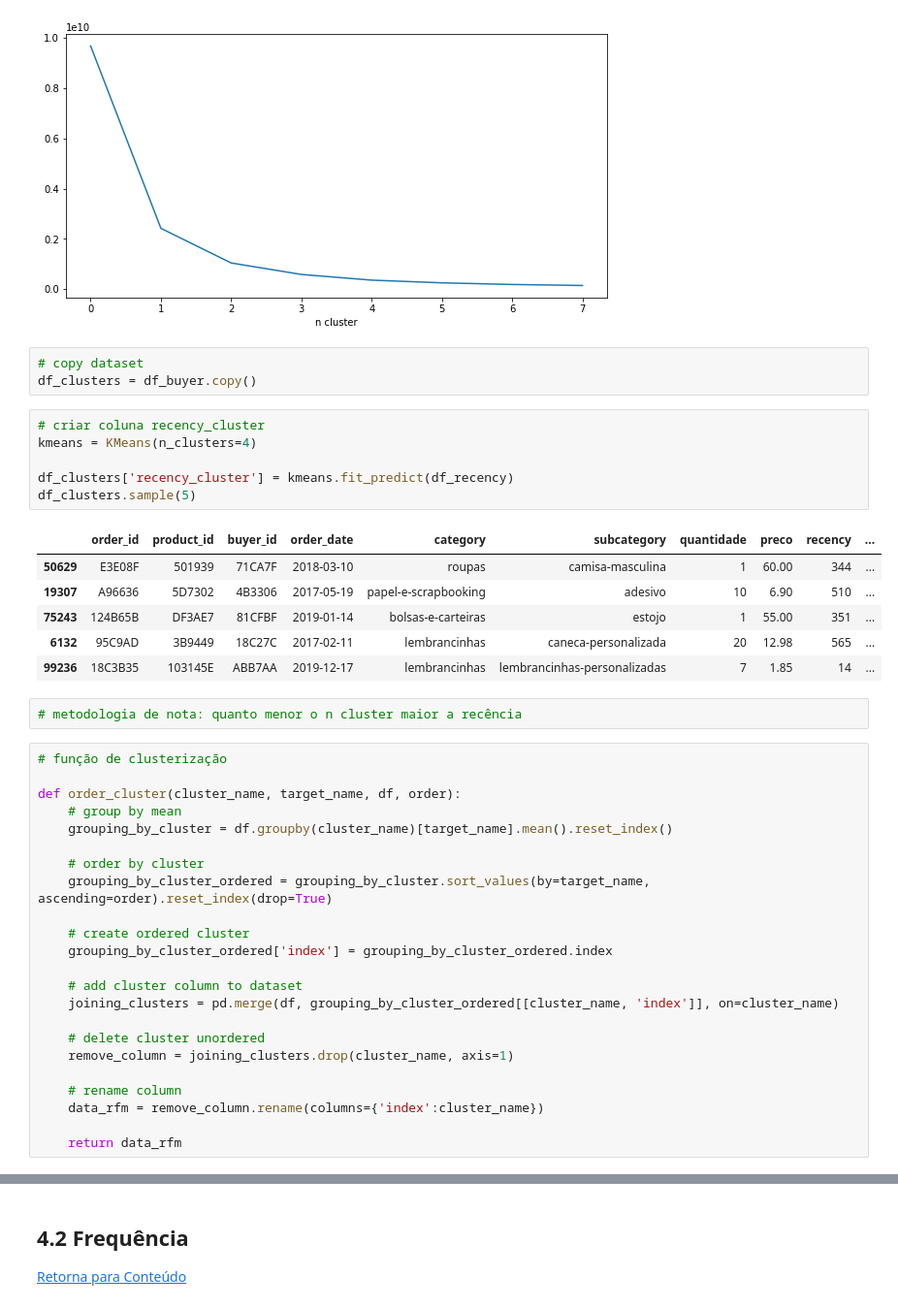
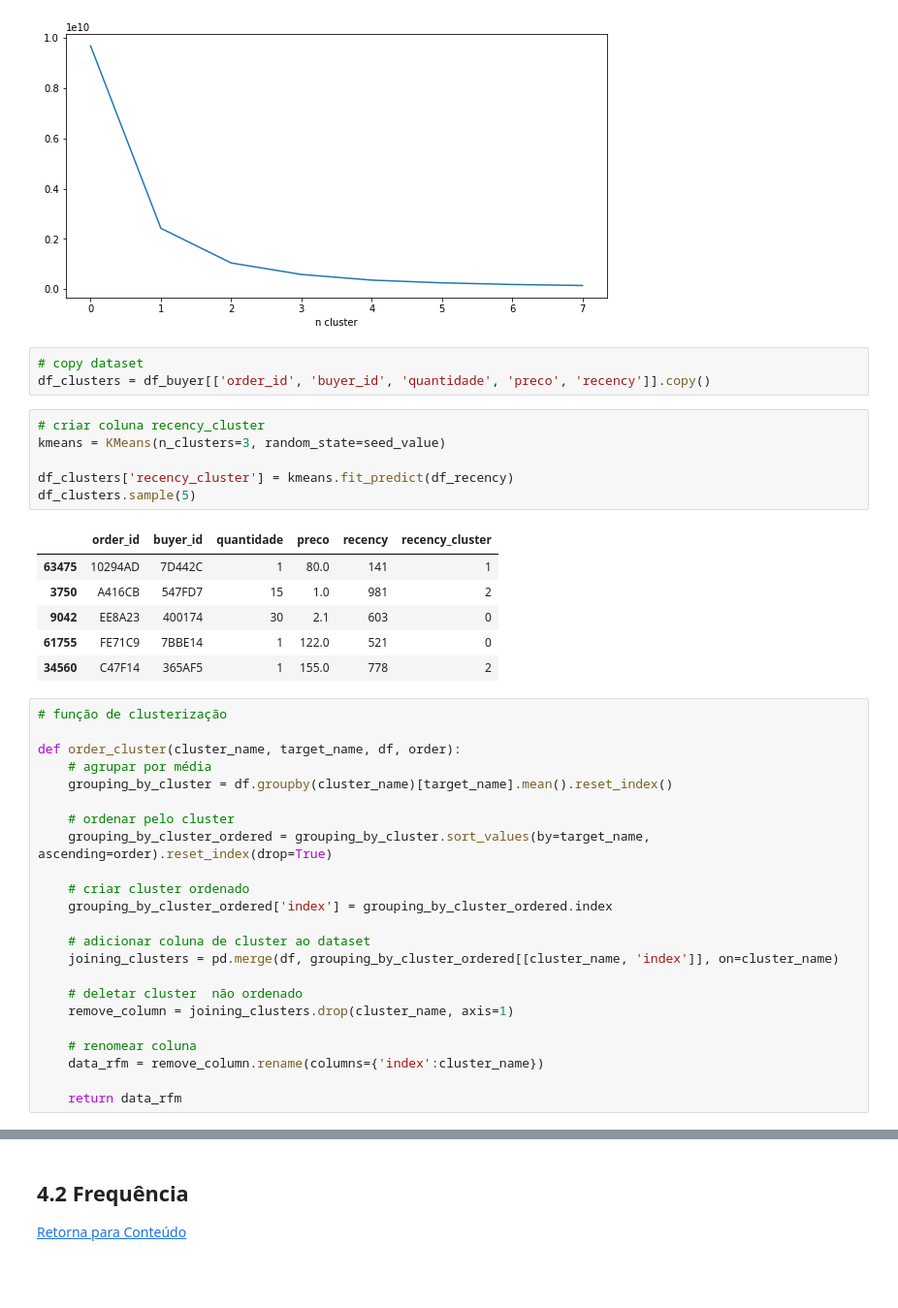
Before and after one commit to pathilink/elo7_mkt_case, a Jupyter notebook: notebook/elo7_mkt_case.ipynb, the cells around one changed output, grey strips where cells are left out. Shown at 97% size. Saved outputs shown, nothing was run; the diff lists cells and outputs as text; blank space fills up the shorter version.

```diff
--- a/notebook/elo7_mkt_case.ipynb
+++ b/notebook/elo7_mkt_case.ipynb
@@ -382,42 +394,40 @@ plt.show()
 [figure]
 # %%
 # copy dataset
-df_clusters = df_buyer.copy()
+df_clusters = df_buyer[['order_id', 'buyer_id', 'quantidade', 'preco', 'recency']].copy()
 # %%
 # criar coluna recency_cluster
-kmeans = KMeans(n_clusters=4)
+kmeans = KMeans(n_clusters=3, random_state=seed_value)
 
 df_clusters['recency_cluster'] = kmeans.fit_predict(df_recency)
 df_clusters.sample(5)
 # %% [output]
-|  | order_id | product_id | buyer_id | order_date | category | subcategory | quantidade | preco | recency | ... |
-| 50629 | E3E08F | 501939 | 71CA7F | 2018-03-10 | roupas | camisa-masculina | 1 | 60.00 | 344 | ... |
-| 19307 | A96636 | 5D7302 | 4B3306 | 2017-05-19 | papel-e-scrapbooking | adesivo | 10 | 6.90 | 510 | ... |
-| 75243 | 124B65B | DF3AE7 | 81CFBF | 2019-01-14 | bolsas-e-carteiras | estojo | 1 | 55.00 | 351 | ... |
-| 6132 | 95C9AD | 3B9449 | 18C27C | 2017-02-11 | lembrancinhas | caneca-personalizada | 20 | 12.98 | 565 | ... |
-| 99236 | 18C3B35 | 103145E | ABB7AA | 2019-12-17 | lembrancinhas | lembrancinhas-personalizadas | 7 | 1.85 | 14 | ... |
+|  | order_id | buyer_id | quantidade | preco | recency | recency_cluster |
+| 63475 | 10294AD | 7D442C | 1 | 80.0 | 141 | 1 |
+| 3750 | A416CB | 547FD7 | 15 | 1.0 | 981 | 2 |
+| 9042 | EE8A23 | 400174 | 30 | 2.1 | 603 | 0 |
+| 61755 | FE71C9 | 7BBE14 | 1 | 122.0 | 521 | 0 |
+| 34560 | C47F14 | 365AF5 | 1 | 155.0 | 778 | 2 |
-# %%
-# metodologia de nota: quanto menor o n cluster maior a recência
 # %%
 # função de clusterização
 
 def order_cluster(cluster_name, target_name, df, order):
-    # group by mean
+    # agrupar por média
     grouping_by_cluster = df.groupby(cluster_name)[target_name].mean().reset_index()
 
-    # order by cluster
+    # ordenar pelo cluster
     grouping_by_cluster_ordered = grouping_by_cluster.sort_values(by=target_name, ascending=order).reset_index(drop=True)
 
-    # create ordered cluster
+    # criar cluster ordenado
     grouping_by_cluster_ordered['index'] = grouping_by_cluster_ordered.index
 
-    # add cluster column to dataset
+    # adicionar coluna de cluster ao dataset
     joining_clusters = pd.merge(df, grouping_by_cluster_ordered[[cluster_name, 'index']], on=cluster_name)
 
-    # delete cluster unordered
+    # deletar cluster  não ordenado
     remove_column = joining_clusters.drop(cluster_name, axis=1)
 
-    # rename column
+    # renomear coluna
     data_rfm = remove_column.rename(columns={'index':cluster_name})
 
     return data_rfm
```
Also changed, not shown: parts of 17 cells of this notebook.
